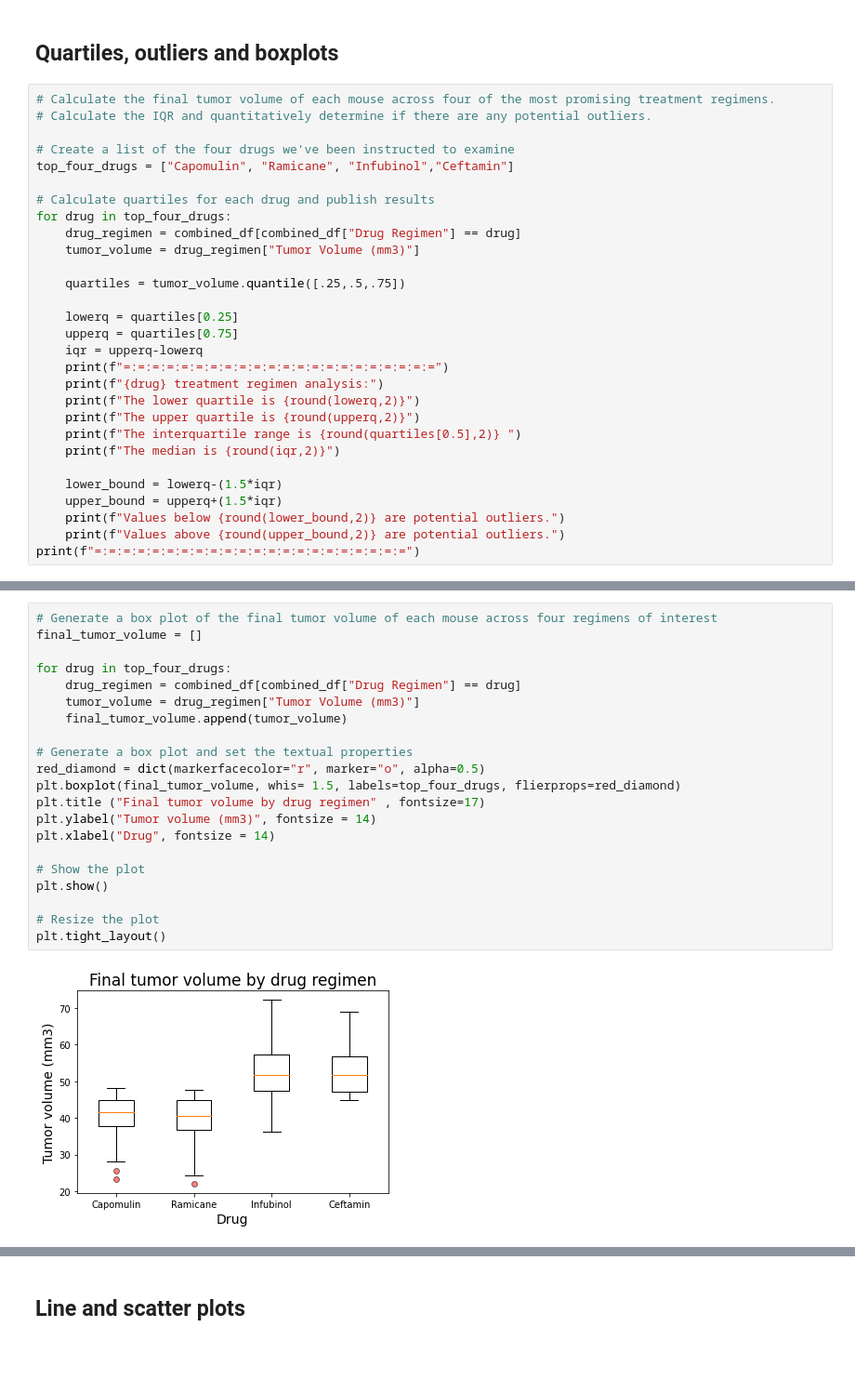
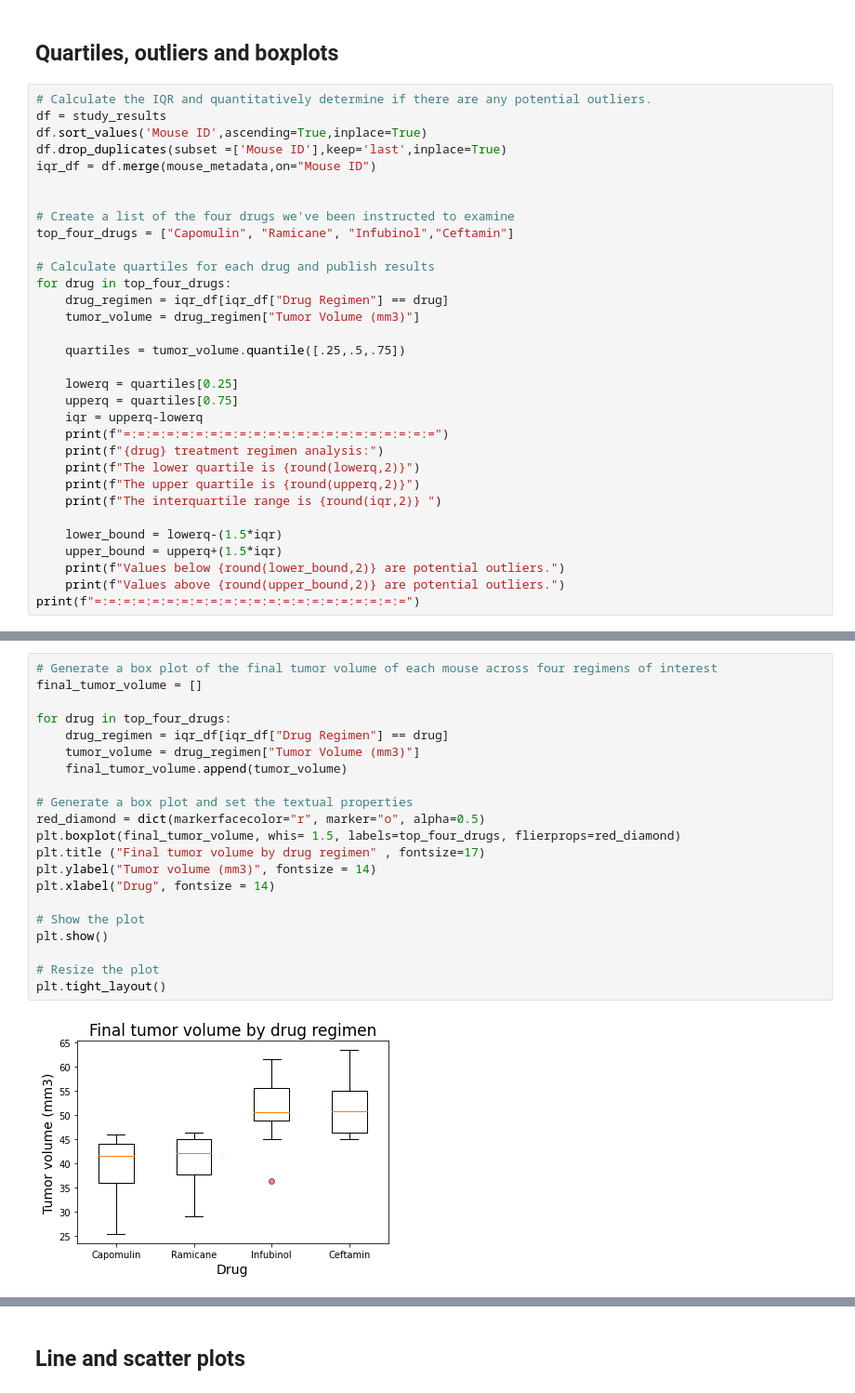
Before and after one commit to TheGreekGoddess/Data_Analysis_and_Visualization_using_Matplotlib, a Jupyter notebook: pymaceuticals_starter.ipynb, the cells around one changed output, grey strips where cells are left out. Shown: that part at 93% size. Saved outputs shown, nothing was run; the diff lists cells and outputs as text; blank space fills up the shorter version.

```diff
--- a/pymaceuticals_starter.ipynb
+++ b/pymaceuticals_starter.ipynb
@@ -190,15 +183,19 @@ plt.tight_layout()
 # %% [markdown]
 ## Quartiles, outliers and boxplots
 # %%
-# Calculate the final tumor volume of each mouse across four of the most promising treatment regimens.
 # Calculate the IQR and quantitatively determine if there are any potential outliers.
+df = study_results
+df.sort_values('Mouse ID',ascending=True,inplace=True)
+df.drop_duplicates(subset =['Mouse ID'],keep='last',inplace=True)
+iqr_df = df.merge(mouse_metadata,on="Mouse ID")
+
 
 # Create a list of the four drugs we've been instructed to examine
 top_four_drugs = ["Capomulin", "Ramicane", "Infubinol","Ceftamin"]
 
 # Calculate quartiles for each drug and publish results
 for drug in top_four_drugs:
-    drug_regimen = combined_df[combined_df["Drug Regimen"] == drug]
+    drug_regimen = iqr_df[iqr_df["Drug Regimen"] == drug]
     tumor_volume = drug_regimen["Tumor Volume (mm3)"]
 
     quartiles = tumor_volume.quantile([.25,.5,.75])
@@ -210,8 +207,7 @@ for drug in top_four_drugs:
     print(f"{drug} treatment regimen analysis:")
     print(f"The lower quartile is {round(lowerq,2)}")
     print(f"The upper quartile is {round(upperq,2)}")
-    print(f"The interquartile range is {round(quartiles[0.5],2)} ")
-    print(f"The median is {round(iqr,2)}")
+    print(f"The interquartile range is {round(iqr,2)} ")
 
     lower_bound = lowerq-(1.5*iqr)
     upper_bound = upperq+(1.5*iqr)
@@ -239,26 +235,26 @@ Values above 71.19 are potential outliers.
 # %%
 # Generate a box plot of the final tumor volume of each mouse across four regimens of interest
 final_tumor_volume = []
 
 for drug in top_four_drugs:
-    drug_regimen = combined_df[combined_df["Drug Regimen"] == drug]
+    drug_regimen = iqr_df[iqr_df["Drug Regimen"] == drug]
     tumor_volume = drug_regimen["Tumor Volume (mm3)"]
     final_tumor_volume.append(tumor_volume)
 
 # Generate a box plot and set the textual properties
 red_diamond = dict(markerfacecolor="r", marker="o", alpha=0.5)
 plt.boxplot(final_tumor_volume, whis= 1.5, labels=top_four_drugs, flierprops=red_diamond)
 plt.title ("Final tumor volume by drug regimen" , fontsize=17)
 plt.ylabel("Tumor volume (mm3)", fontsize = 14)
 plt.xlabel("Drug", fontsize = 14)
 
 # Show the plot
 plt.show()
 
 # Resize the plot
 plt.tight_layout()
 # %% [output]
-[figure, old version]
+[figure, new version]
 <Figure size 432x288 with 0 Axes>
 # %% [markdown]
 ## Line and scatter plots
```
Also changed, not shown: parts of 3 cells of this notebook.
